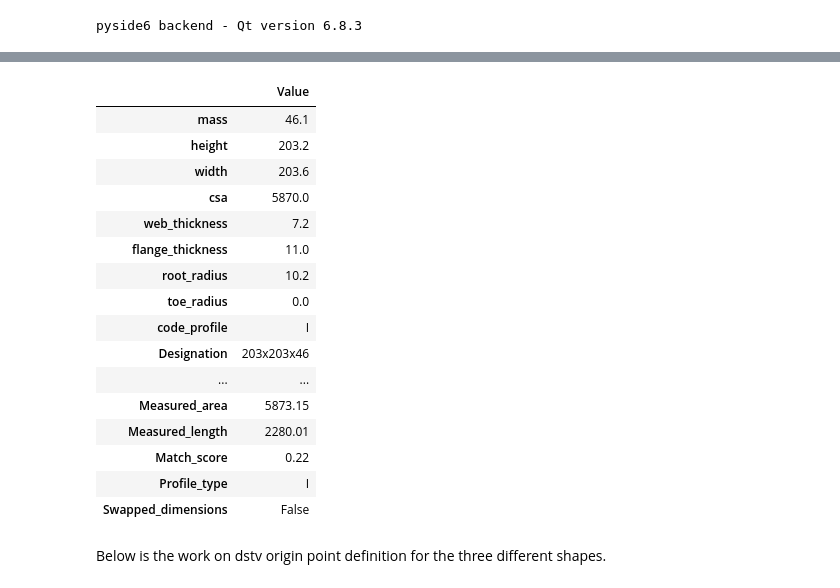
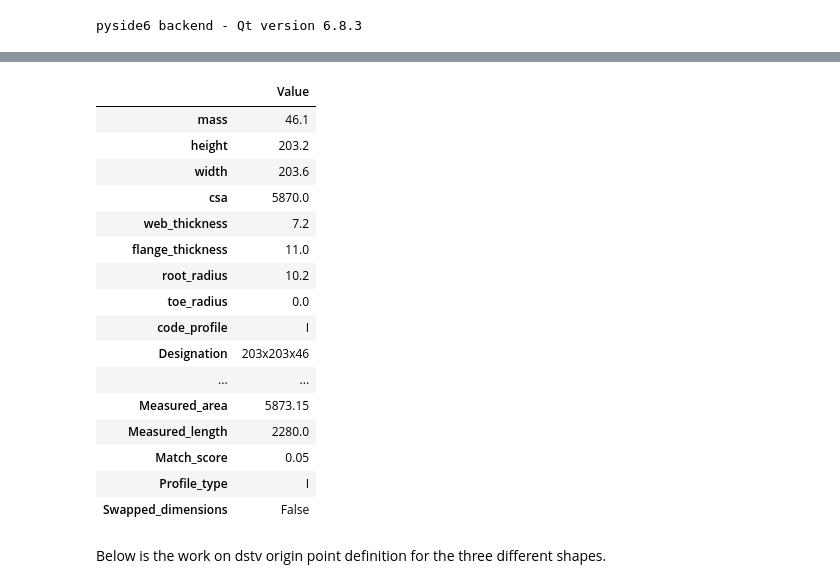
Before and after one commit to ukstevem/StepWrangling, a Jupyter notebook: data/20250527.ipynb, the cells around one changed output, grey strips where cells are left out. Drawn from its saved outputs; the diff is of its cells as text; code cells hidden in the pictures.

Commit message:
all three shapes working, need to refine origin point

```diff
--- a/data/20250527.ipynb
+++ b/data/20250527.ipynb
@@ -262,7 +373,7 @@ def build_classification_input(obb, width, height, area):
     Constructs a classification-friendly dictionary using globally aligned OBB.
     Assumes the solid is aligned with Z as the length direction.
     """
-    length = 2 * obb.ZHSize()
+    length = 2 * obb['half_z']
     return {
         "span_web": height,
         "span_flange": width,
@@ -357,0 +485,16 @@ def print_result_table(result, precision=2):
+# %%
+def compute_axis_aligned_bounding_box(shape):
+    bbox = Bnd_Box()
+    brepbndlib.Add(shape, bbox)
+    xmin, ymin, zmin, xmax, ymax, zmax = bbox.Get()
+
+    # Half-sizes
+    hx = (xmax - xmin) / 2
+    hy = (ymax - ymin) / 2
+    hz = (zmax - zmin) / 2
+
+    center = gp_Pnt((xmin + xmax)/2, (ymin + ymax)/2, (zmin + zmax)/2)
+    ax3 = gp_Ax3(center, gp_Dir(0, 0, 1), gp_Dir(1, 0, 0))
+
+    return ax3, {'center': center, 'x_dir': gp_Dir(1, 0, 0), 'y_dir': gp_Dir(0, 1, 0), 'z_dir': gp_Dir(0, 0, 1),
+                 'half_x': hx, 'half_y': hy, 'half_z': hz}
@@ -368,37 +521,65 @@ if __name__ == "__main__":
 
     # Load shape and compute OBB
     shape_orig = load_step(step_path)
-    obb_orig, obb_geom_orig = compute_obb(shape_orig)
+    # obb_orig, obb_geom_orig = compute_obb(shape_orig)
 
-    #Display origin axis
-    show_origin(obb_orig)
+    # #Display origin axis
+    show_origin()
 
-    # Creat transform on the obb_orig
-    orig_transform = obb_transform(obb_geom_orig)
+    # Asume worst case and no geometry aligns, force alignment
+    # obb_aligned, obb_geom_aligned = compute_obb(aligned_shape)
+    aligned_shape, trsf, cs = robust_align_solid_from_geometry(shape_orig)
+    obb_ax3, obb_geom = compute_axis_aligned_bounding_box(aligned_shape)
 
-    # Apply translation to align OBB CS with Global CS
-    transformer = BRepBuilderAPI_Transform(shape_orig, orig_transform, True, True)
-    shape_trans = transformer.Shape()
-    obb_trans, obb_geom_trans = compute_obb(shape_trans)
+    visualize(aligned_shape, viewer, color="PSS_LIGHT_BLUE")
+    draw_obb_box(obb_geom, viewer, color="BLACK")
+    # draw_axes_from_ax3(cs, viewer, name="GLOBAL")
+    # draw_axes_from_ax3(obb_ax3, viewer, name="OBB")
+
+    # # Create transform on the obb_aligned
+    # orig_transform = obb_transform(obb_geom_aligned)
+
+    # # Apply translation to align OBB CS with Global CS
+    # transformer = BRepBuilderAPI_Transform(aligned_shape, orig_transform, True, True)
+    # shape_trans = transformer.Shape()
+    # obb_trans, obb_geom_trans = compute_obb(shape_trans)
 
     # # Original shape
-    # visualize(shape_orig, viewer, color="RED")
+    # visualize(shape_orig, viewer, "RED")
     # draw_obb_box(obb_geom_orig, viewer, color="ORANGE")
     # draw_obb_axes(obb_orig, viewer, scale=500)
 
-    # Translated shape
-    visualize(shape_trans, viewer, color="BLUE")
-    draw_obb_box(obb_geom_trans, viewer, color="YELLOW")
-    draw_obb_axes(obb_trans, viewer, scale=500)
+    # # Translated shape
+    # visualize(shape_trans, viewer, color="BLUE")
+    # draw_obb_box(obb_geom_trans, viewer, color="YELLOW")
+    # draw_obb_axes(obb_trans, viewer, scale=500)
+
+# debug ------------------------------------
+
+    # print("Is aligned shape same as original:", aligned_shape.IsEqual(shape_orig))
+    # # Manually apply transform for debug
+    # test_shape = BRepBuilderAPI_Transform(shape_orig, trsf, True).Shape()
+    # visualize(test_shape, viewer, "CYAN")
+
+    # draw_axes_from_ax3(cs, viewer, 500, name="TO")  # Global
+    # # draw_axes_from_ax3(from_cs, viewer, 1000,name="FROM")  # Original solid CS
+
+    # _, new_obb_geom = compute_axis_aligned_bounding_box(aligned_shape)
+    # draw_obb_box(new_obb_geom, viewer, color="YELLOW")
+
+# debug ------------------------------------
+
 
     # fingerprint shape for classification
-    width, height, area, face, centroid = fingerprint_shape(shape_trans, obb_trans)
+    width, height, area, face, centroid = fingerprint_shape(aligned_shape, obb_geom)
     print(f"Width: {width:.3f}, Height: {height:.3f}, CSA: {area:.3f}")
 
     # classify against JSON library
     # build classifiction input
-    classifier_input_data = build_classification_input(obb_trans, width, height, area)
-    result = classify_profile(classifier_input_data, json_path, tol_dim=1.0, tol_area=0.05)
+    classifier_input_data = build_classification_input(obb_geom, width, height, area)
+    result = classify_profile(classifier_input_data, json_path, tol_dim=1.0, tol_area=5)
+
+    print(result)
 
     if result['Swapped_dimensions']:
     ## Rotating solid
@@ -426,18 +607,18 @@ Width: 203.762, Height: 203.200, CSA: 5873.149
 |  | Value |
 | mass | 46.1 |
 | height | 203.2 |
 | width | 203.6 |
 | csa | 5870.0 |
 | web_thickness | 7.2 |
 | flange_thickness | 11.0 |
 | root_radius | 10.2 |
 | toe_radius | 0.0 |
 | code_profile | I |
 | Designation | 203x203x46 |
 | ... | ... |
 | Measured_area | 5873.15 |
-| Measured_length | 2280.01 |
-| Match_score | 0.22 |
+| Measured_length | 2280.0 |
+| Match_score | 0.05 |
 | Profile_type | I |
 | Swapped_dimensions | False |
 # %%
```
Also changed, not shown: parts of 16 cells of this notebook.
